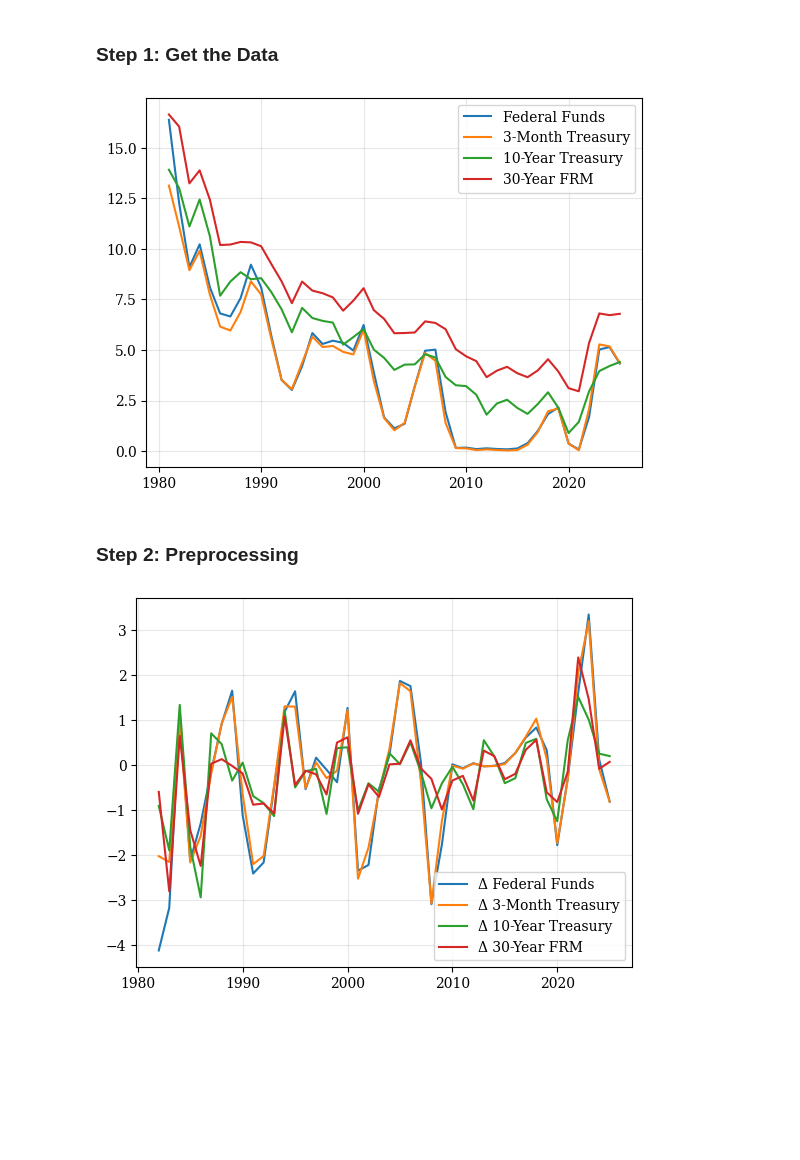
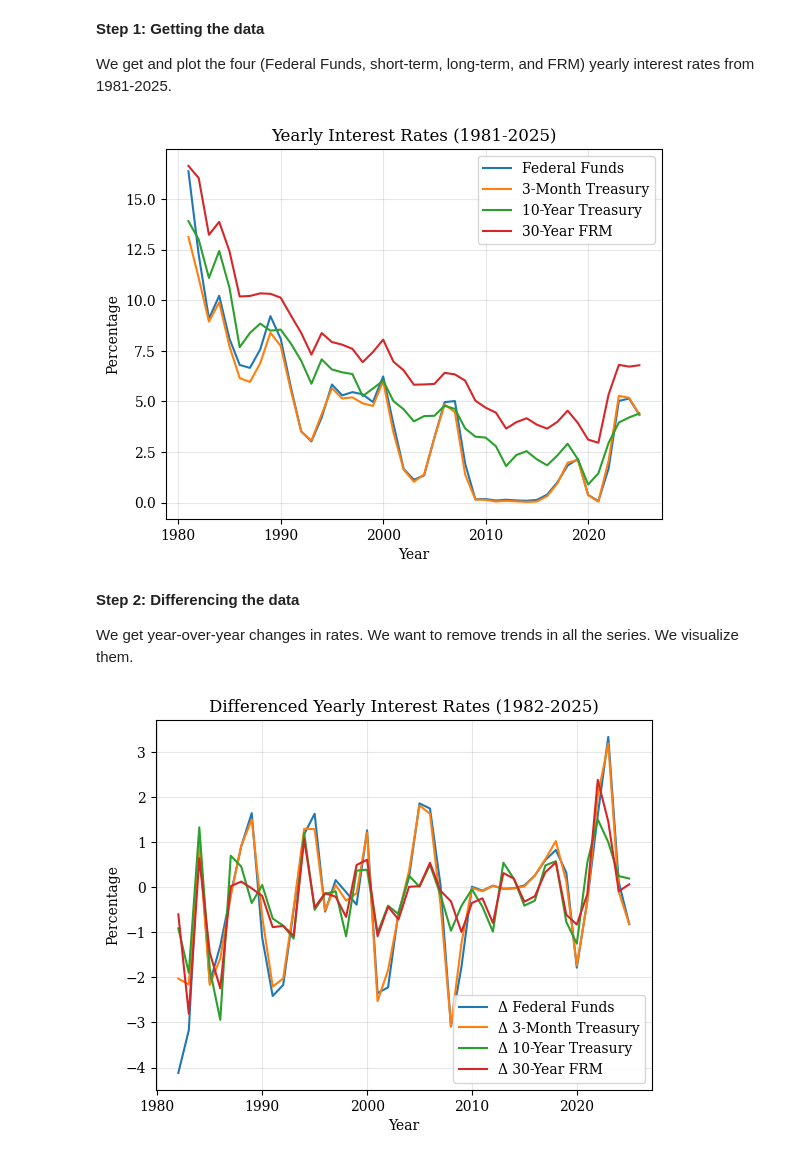
Before and after one commit to ericleonen/from-fed-funds-to-mortgages, a Jupyter notebook: main.ipynb, the cells around one changed output. Cells and saved outputs as stored; diff of their text form; code cells hidden in the pictures; blank space fills up the shorter version.

```diff
--- a/main.ipynb
+++ b/main.ipynb
@@ -7,17 +15,29 @@ plotting.set_theme()
 
 alpha = 0.05
 # %% [markdown]
-### **Step 1:** Get the Data
+**Step 1: Getting the data**
+
+We get and plot the four (Federal Funds, short-term, long-term, and FRM) yearly interest rates from 1981-2025.
 # %%
-data = get_data()
-_ = data.plot()
+data = get_data(freq=Frequency.Yearly)
+_ = data.plot(
+        title=f"Yearly Interest Rates ({data.index.min()}-{data.index.max()})",
+        xlabel="Year",
+        ylabel="Percentage"
+    )
 # %% [output]
-[figure, old version]
+[figure, new version]
 # %% [markdown]
-### **Step 2:** Preprocessing
+**Step 2: Differencing the data**
+
+We get year-over-year changes in rates. We want to remove trends in all the series. We visualize them.
 # %%
 diff_data = difference_data(data)
-_ = diff_data.plot()
+_ = diff_data.plot(
+        title=f"Differenced Yearly Interest Rates ({diff_data.index.min()}-{diff_data.index.max()})",
+        xlabel="Year",
+        ylabel="Percentage"
+    )
 # %% [output]
-[figure, old version]
+[figure, new version]
 # %% [markdown]
```
Also changed, not shown: parts of 8 cells of this notebook.
